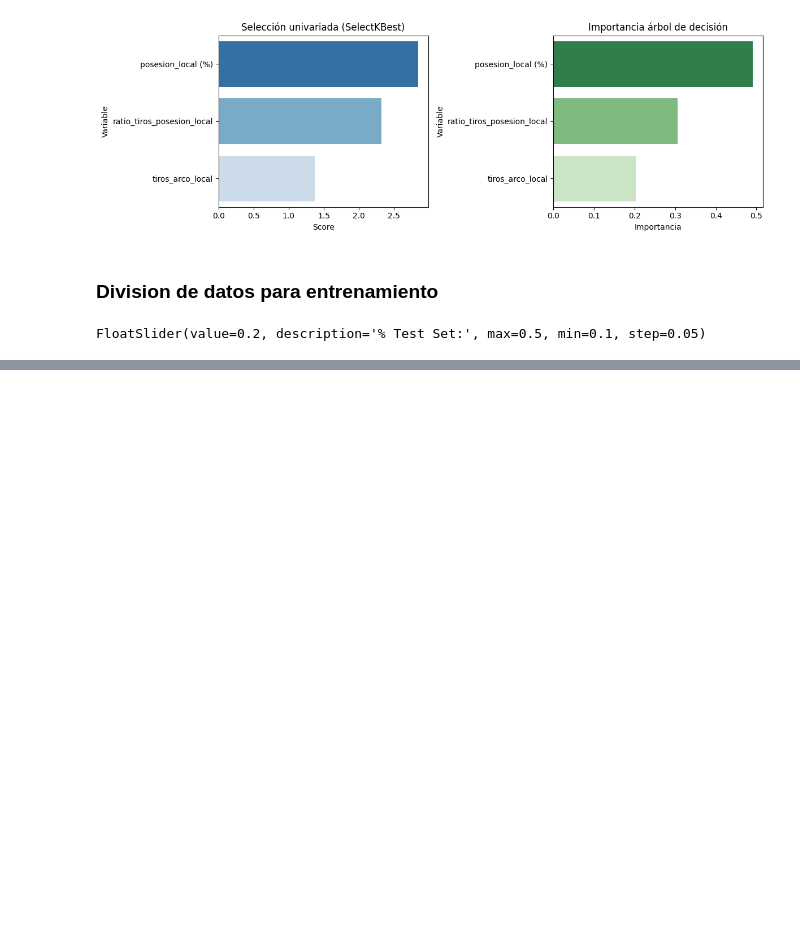
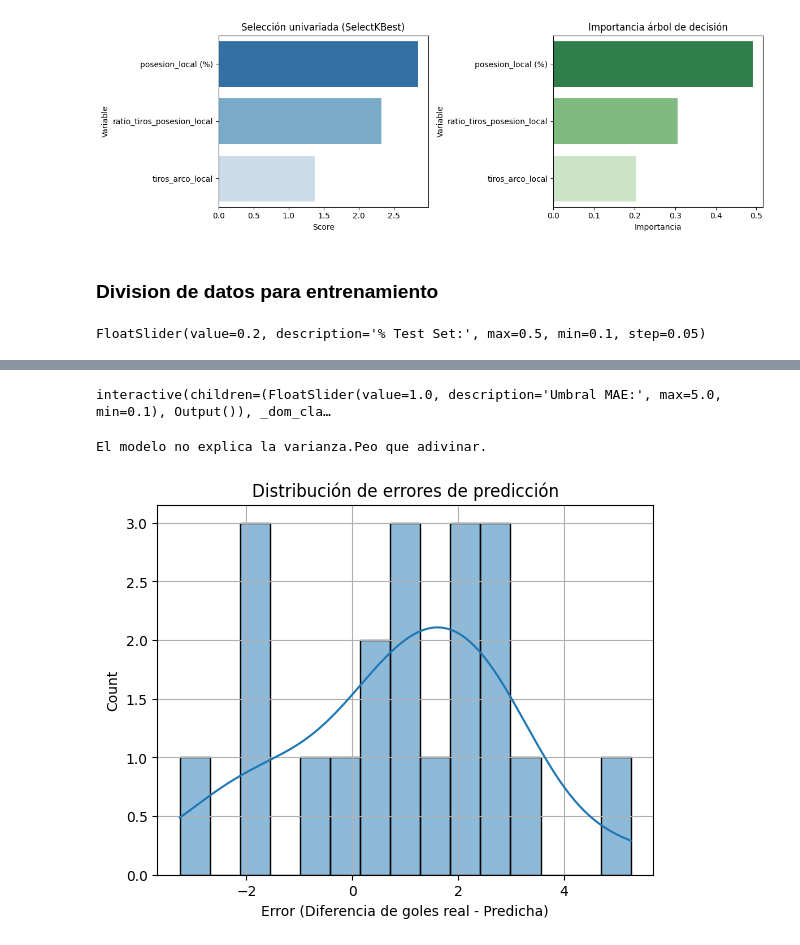
Before and after one commit to JuanLeguizamon97/fundamentos_ml, a Jupyter notebook: cebollitas.ipynb, the cells around one changed output, grey strips where cells are left out. Cells and saved outputs as stored; diff of their text form; code cells hidden in the pictures; blank space fills up the shorter version.

```diff
--- a/cebollitas.ipynb
+++ b/cebollitas.ipynb
@@ -451,0 +555,26 @@ Conjunto prueba
+# %%
+def evaluar_predicciones(threshold_mae):
+    calidad = "buena" if mae <= threshold_mae else "regular o mala"
+    print(f"Tu modelo tiene una MAE de: {mae:.2f}, lo que indica una calidad {calidad} de las predicciones (umbral definido: {threshold_mae}).")
+
+umbral_widget = widgets.FloatSlider(min=0.1, max=5, step=0.1, value=1.0, description='Umbral MAE:')
+widgets.interactive(evaluar_predicciones, threshold_mae=umbral_widget)
+# %% [output]
+interactive(children=(FloatSlider(value=1.0, description='Umbral MAE:', max=5.0, min=0.1), Output()), _dom_cla…
+# %%
+if r2<0:
+    print("El modelo no explica la varianza.Peo que adivinar.")
+elif r2 <0.3:
+    print("El modelo explica muy poco. Posible underfitting")
+else:
+    print("el modelo tiene un poder explicativo aceptable.")
+# %% [output]
+El modelo no explica la varianza.Peo que adivinar.
+# %%
+sns.histplot(y_test - y_pred, bins=15, kde=True)
+plt.title('Distribución de errores de predicción')
+plt.xlabel('Error (Diferencia de goles real - Predicha)')
+plt.grid(True)
+plt.show()
+# %% [output]
+[figure, added]
```
Also changed, not shown: parts of 15 cells of this notebook, 1 other file.
